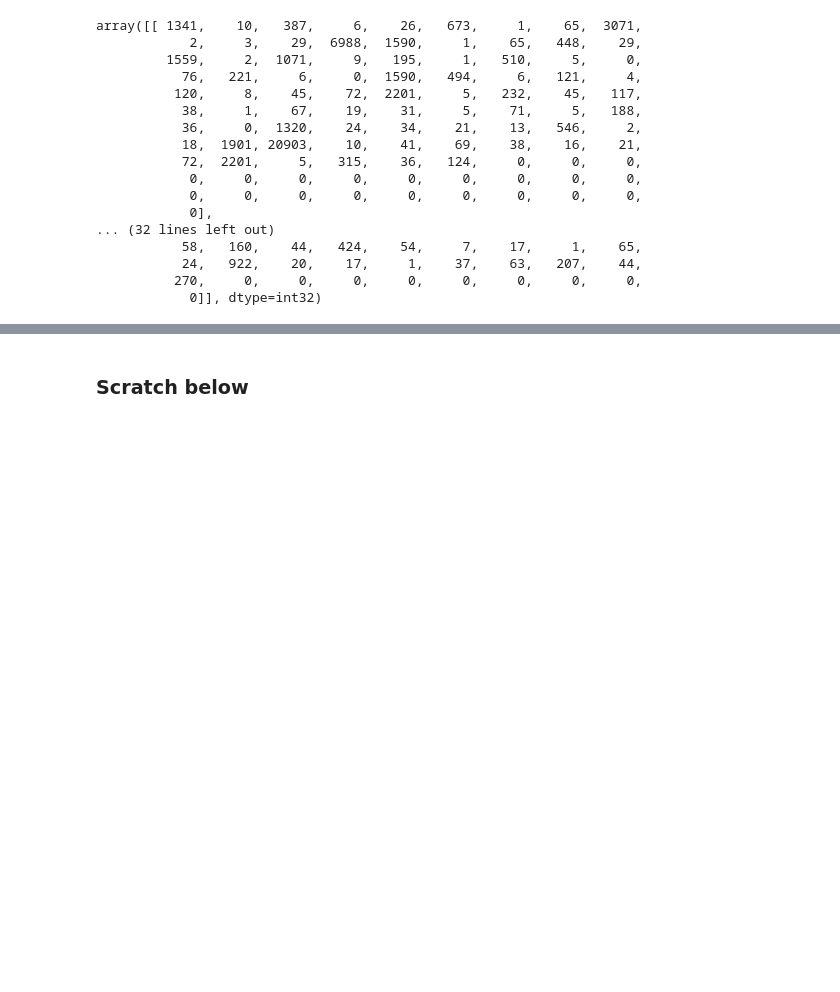
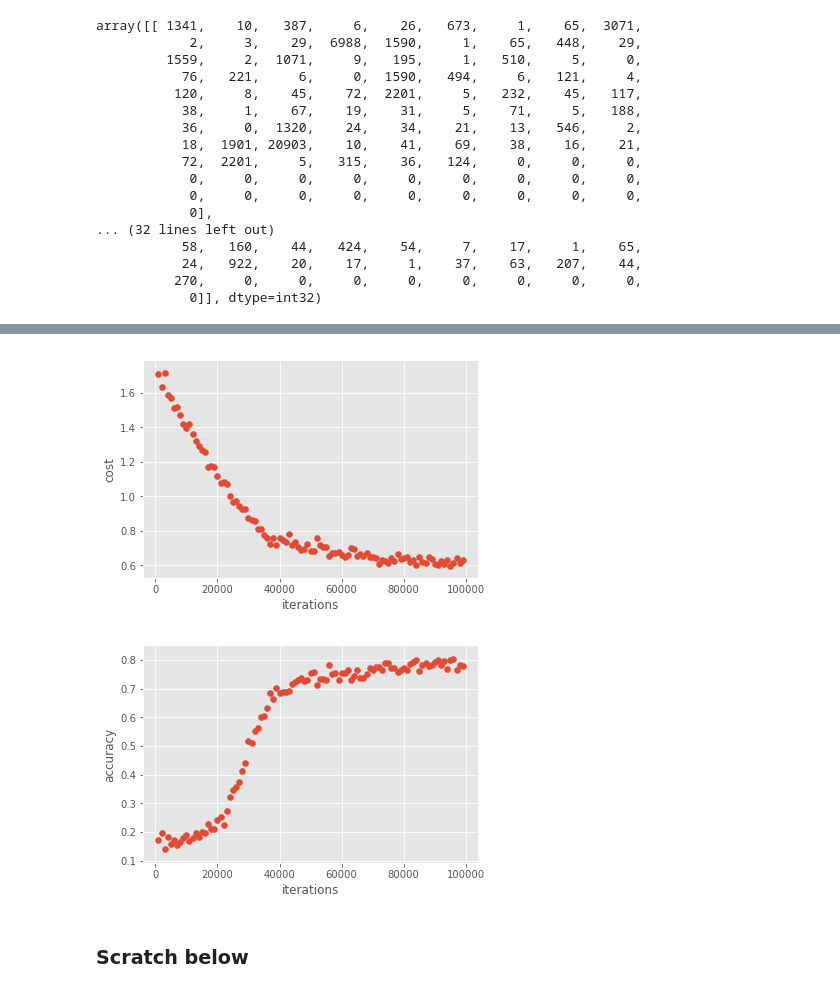
Before and after one commit to yannie/w266-final-project, a Jupyter notebook: Amazon_Review_Helpfuless_4.0.ipynb, the cells around one changed output, grey strips where cells are left out. Saved outputs shown, nothing was run; the diff lists cells and outputs as text; code cells hidden in the pictures; blank space fills up the shorter version.

Commit message:
update code and add plot

```diff
--- a/Amazon_Review_Helpfuless_4.0.ipynb
+++ b/Amazon_Review_Helpfuless_4.0.ipynb
@@ -450,4 +469,30 @@ Iter 9900, Minibatch Loss= 0.606254, Training Accuracy= 0.77000
 Optimization Finished!
+# %%
+"""
+Simple demo of a scatter plot.
+"""
+import numpy as np
+import matplotlib.pyplot as plt
+
+
+#     accs=[]
+
+x = iters
+y = costs
+z = accs
+
+plt.scatter(x, y )
+plt.xlabel('iterations')
+plt.ylabel('cost')
+plt.show()
+
+plt.scatter(x, z)
+plt.xlabel('iterations')
+plt.ylabel('accuracy')
+plt.show()
+# %% [output]
+[figure, added]
+[figure, added]
 # %% [markdown]
 ### Scratch below
 # %%
```
Also changed, not shown: parts of 9 cells of this notebook.
